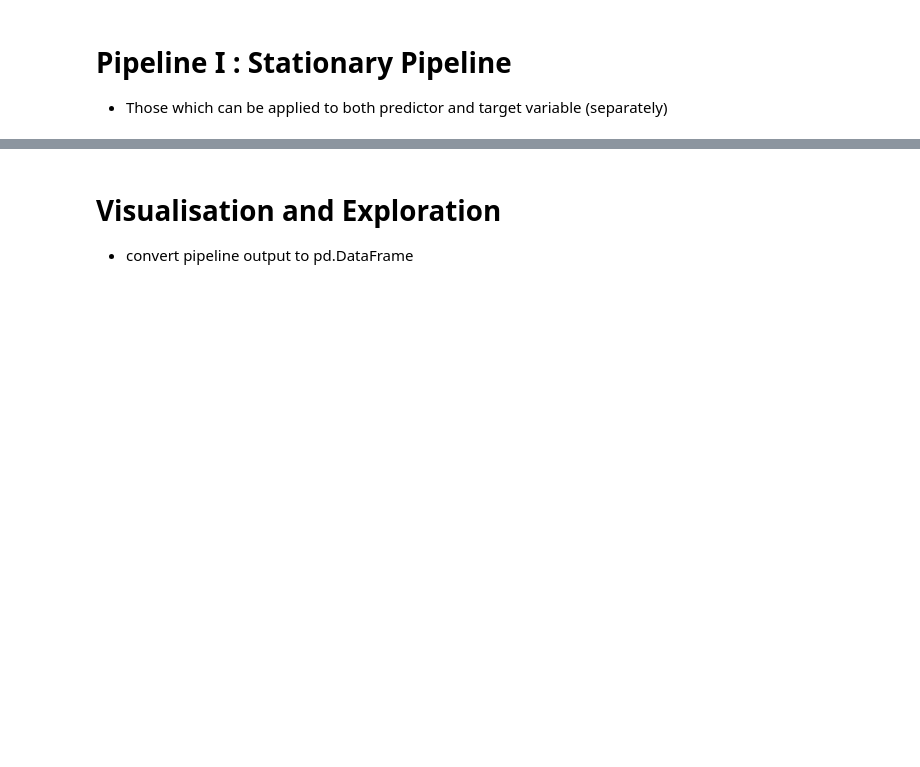
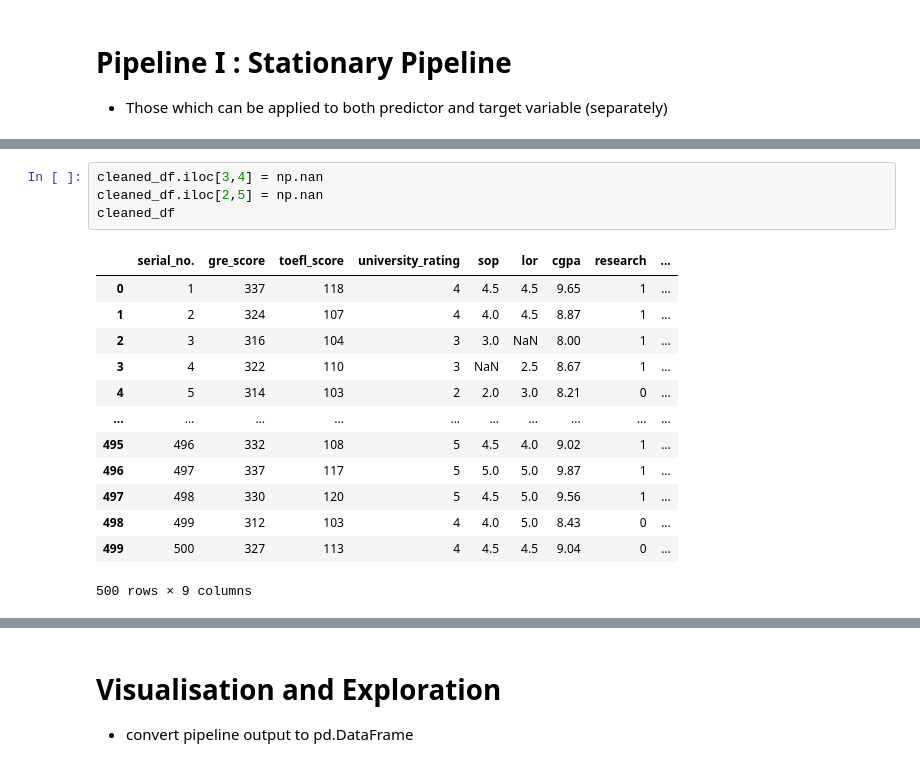
Before and after one commit to jyothisable/IVY-League-Collage-Predictor, a Jupyter notebook: notebooks/EDA.ipynb, the cells around one changed output, grey strips where cells are left out. Cells and saved outputs as stored; diff of their text form; blank space fills up the shorter version.

```diff
--- a/notebooks/EDA.ipynb
+++ b/notebooks/EDA.ipynb
@@ -443,0 +410,18 @@ X_train, X_test, y_train, y_test = train_test_split(X, y, test_size=0.3, random_
+# %%
+cleaned_df.iloc[3,4] = np.nan
+cleaned_df.iloc[2,5] = np.nan
+cleaned_df
+# %% [output]
+|  | serial_no. | gre_score | toefl_score | university_rating | sop | lor | cgpa | research | ... |
+| 0 | 1 | 337 | 118 | 4 | 4.5 | 4.5 | 9.65 | 1 | ... |
+| 1 | 2 | 324 | 107 | 4 | 4.0 | 4.5 | 8.87 | 1 | ... |
+| 2 | 3 | 316 | 104 | 3 | 3.0 | NaN | 8.00 | 1 | ... |
+| 3 | 4 | 322 | 110 | 3 | NaN | 2.5 | 8.67 | 1 | ... |
+| 4 | 5 | 314 | 103 | 2 | 2.0 | 3.0 | 8.21 | 0 | ... |
+| ... | ... | ... | ... | ... | ... | ... | ... | ... | ... |
+| 495 | 496 | 332 | 108 | 5 | 4.5 | 4.0 | 9.02 | 1 | ... |
+| 496 | 497 | 337 | 117 | 5 | 5.0 | 5.0 | 9.87 | 1 | ... |
+| 497 | 498 | 330 | 120 | 5 | 4.5 | 5.0 | 9.56 | 1 | ... |
+| 498 | 499 | 312 | 103 | 4 | 4.0 | 5.0 | 8.43 | 0 | ... |
+| 499 | 500 | 327 | 113 | 4 | 4.5 | 4.5 | 9.04 | 0 | ... |
+500 rows × 9 columns
```
Also changed, not shown: parts of 14 cells of this notebook.
